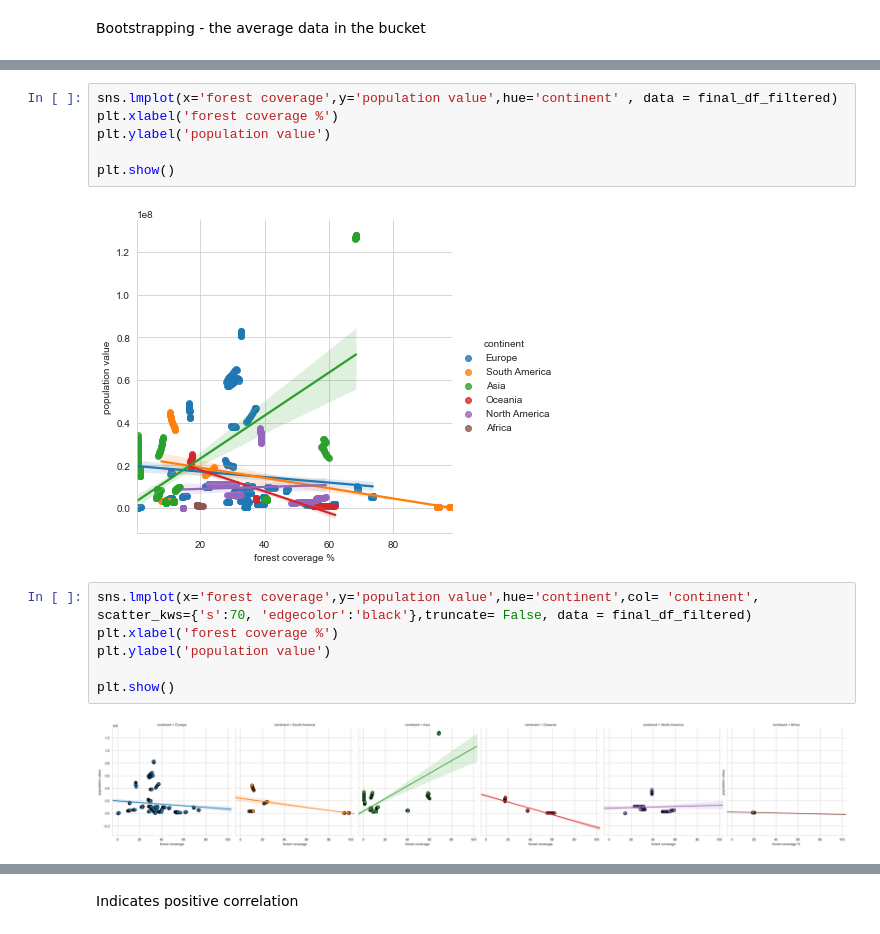
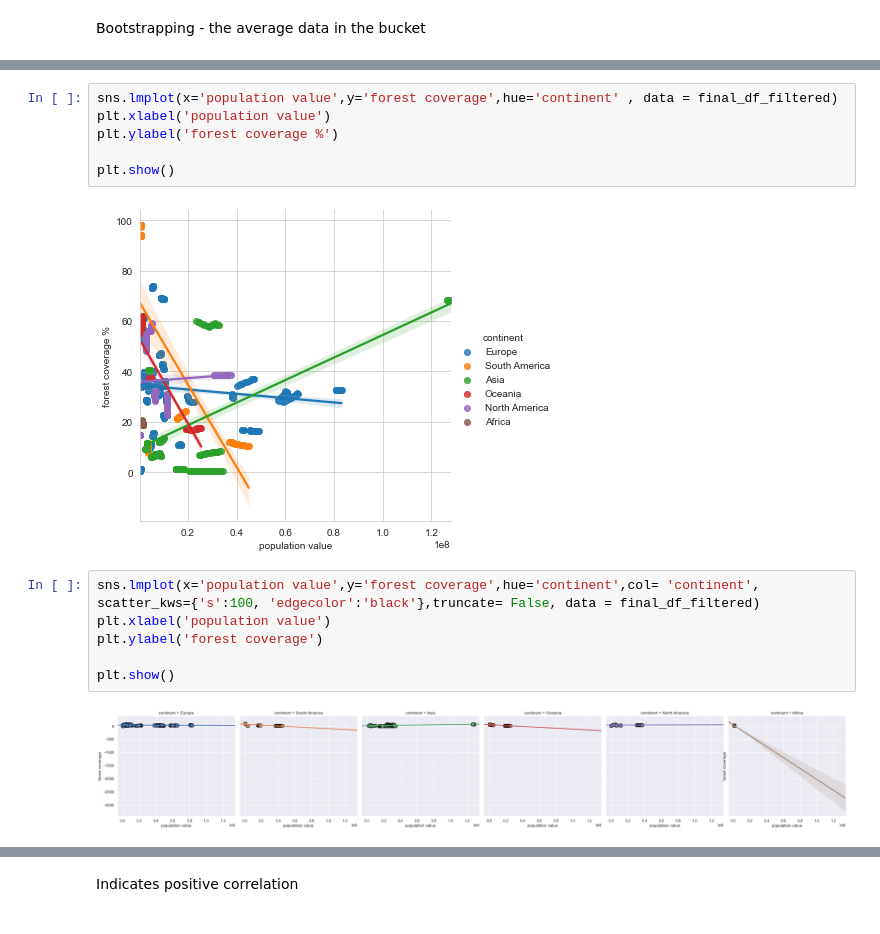
Before and after one commit to BoSuto/Specialist-Certificate-in-Data-Analytics-Essential-Jan-2023, a Jupyter notebook: Project_May_2023.ipynb, the cells around one changed output, grey strips where cells are left out. Cells and saved outputs as stored; diff of their text form.

```diff
--- a/Project_May_2023.ipynb
+++ b/Project_May_2023.ipynb
@@ -660,17 +661,17 @@ plt.show()
 # %%
-sns.lmplot(x='forest coverage',y='population value',hue='continent' , data = final_df_filtered)
-plt.xlabel('forest coverage %')
-plt.ylabel('population value')
+sns.lmplot(x='population value',y='forest coverage',hue='continent' , data = final_df_filtered)
+plt.xlabel('population value')
+plt.ylabel('forest coverage %')
 
 plt.show()
 # %% [output]
-[figure, old version]
+[figure, new version]
 # %%
-sns.lmplot(x='forest coverage',y='population value',hue='continent',col= 'continent', scatter_kws={'s':70, 'edgecolor':'black'},truncate= False, data = final_df_filtered)
-plt.xlabel('forest coverage %')
-plt.ylabel('population value')
+sns.lmplot(x='population value',y='forest coverage',hue='continent',col= 'continent', scatter_kws={'s':100, 'edgecolor':'black'},truncate= False, data = final_df_filtered)
+plt.xlabel('population value')
+plt.ylabel('forest coverage')
 
 plt.show()
 # %% [output]
-[figure, old version]
+[figure, new version]
 # %%
```
Also changed, not shown: parts of 16 cells of this notebook.
